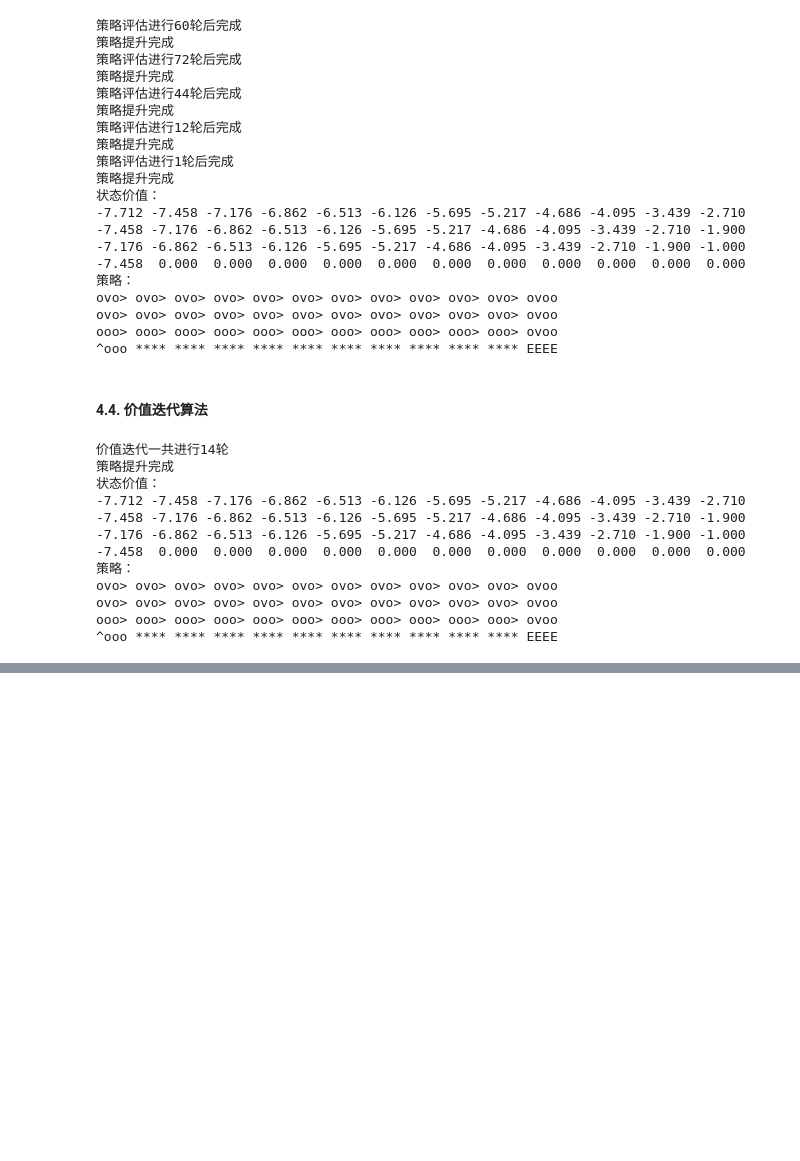
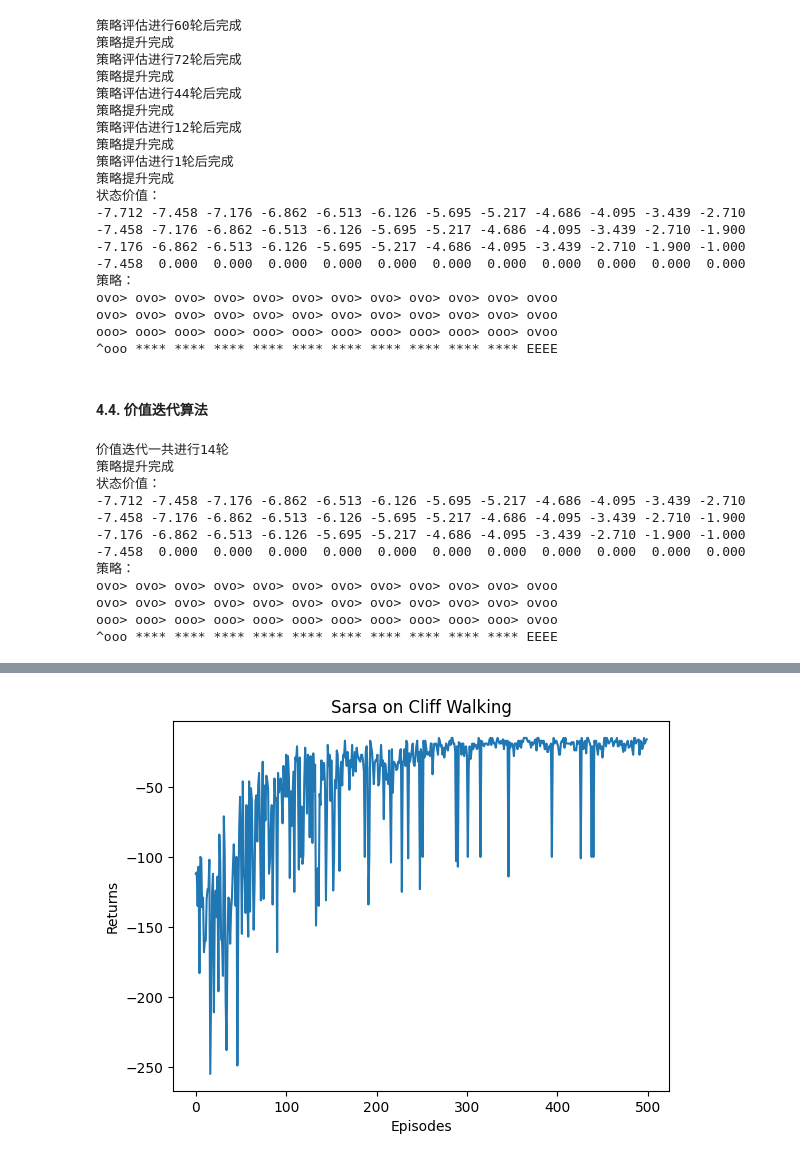
Before and after one commit to lanceyliao/Hands-on-RL, a Jupyter notebook: 合集.ipynb, the cells around one changed output, grey strips where cells are left out. Cells and saved outputs as stored; diff of their text form; code cells hidden in the pictures; blank space fills up the shorter version.

```diff
--- a/合集.ipynb
+++ b/合集.ipynb
@@ -1056,0 +1149,19 @@ ooo> ooo> ooo> ooo> ooo> ooo> ooo> ooo> ooo> ooo> ooo> ovoo
+# %%
+action_meaning = ['<', 'v', '>', '^']   ## 上下左右的标识符
+theta = 1e-5   ## 当绝对值差值小于阀值时，停止迭代的呢
+gamma = 0.9    ## γ值
+agent = ValueIteration(env, theta, gamma)  ## 实例化价值迭代
+agent.value_iteration()      ## 迭代
+print_agent(agent, action_meaning, [5, 7, 11, 12], [15]) ## 输出
+
+# 价值迭代一共进行60轮
+# 状态价值：
+#  0.069  0.061  0.074  0.056
+#  0.092  0.000  0.112  0.000
+#  0.145  0.247  0.300  0.000
+#  0.000  0.380  0.639  0.000
+# 策略：
+# <ooo ooo^ <ooo ooo^
+# <ooo **** <o>o ****
+# ooo^ ovoo <ooo ****
+# **** oo>o ovoo EEEE
@@ -1056,0 +1325,64 @@ ooo> ooo> ooo> ooo> ooo> ooo> ooo> ooo> ooo> ooo> ooo> ovoo
+# %%
+ncol = 12  ##  列
+nrow = 4   ##  行
+env = CliffWalkingEnv(ncol, nrow)  ##  实例化悬崖环境 env
+np.random.seed(0)     ##  给定随机数种子，方便复现内容的
+epsilon = 0.1         ##  ε的值指定是 0.1
+alpha = 0.1           ##  α的值初始化是 0.1
+gamma = 0.9           ##  γ的值初始化是 0.9
+agent = Sarsa(ncol, nrow, epsilon, alpha, gamma)      ##  实例化sarsa
+num_episodes = 500  # 智能体在环境中运行的序列的数量
+
+return_list = []  # 记录每一条序列的回报
+for i in range(10):  # 显示10个进度条
+    # tqdm的进度条功能
+    with tqdm(total=num_episodes // 10, desc=f'Iteration {i}') as pbar:
+        for i_episode in range(num_episodes // 10):  # 每个进度条的序列数
+            episode_return = 0                 ##  序列返回值
+            s = env.reset()                ##  初始化环境，并给出初始状态 s
+            a = agent.take_action(s)  ##  智能体采取动作，拿到初始动作actioin
+            done = False                       ##  是否终止的
+            while not done:                    ##  没有终止就执行
+                s_, r, done = env.step(a)           ## 智能体前进一步，拿到下一个状态、奖励，是否终止的
+                a_ = agent.take_action(s_)           ## 智能体使用ε-贪婪策略选择动作 a_
+                episode_return += r  # 这里回报的计算不进行折扣因子衰减
+                agent.update(s, a, r, s_, a_)  ##  增量更新动作价值函数
+                s = s_ ## 赋值给当前状态
+                a = a_  ## 赋值给后续的动作
+            return_list.append(episode_return)
+            if (i_episode + 1) % 10 == 0:  # 每10条序列打印一下这10条序列的平均回报
+                pbar.set_postfix({
+                    'episode': f'{num_episodes / 10 * i + i_episode + 1}',
+                    'return': f'{np.mean(return_list[-10:]):.3f}'
+                })
+            pbar.update(1)
+
+episodes_list = list(range(len(return_list)))
+plt.plot(episodes_list, return_list)
+plt.xlabel('Episodes')
+plt.ylabel('Returns')
+plt.title('Sarsa on Cliff Walking')
+plt.show()
+
+# Iteration 0: 100%|██████████| 50/50 [00:00<00:00, 1206.19it/s, episode=50,
+# return=-119.400]
+# Iteration 1: 100%|██████████| 50/50 [00:00<00:00, 1379.84it/s, episode=100,
+# return=-63.000]
+# Iteration 2: 100%|██████████| 50/50 [00:00<00:00, 2225.14it/s, episode=150,
+# return=-51.200]
+# Iteration 3: 100%|██████████| 50/50 [00:00<00:00, 2786.80it/s, episode=200,
+# return=-48.100]
+# Iteration 4: 100%|██████████| 50/50 [00:00<00:00, 1705.21it/s, episode=250,
+# return=-35.700]
+# Iteration 5: 100%|██████████| 50/50 [00:00<00:00, 3393.12it/s, episode=300,
+# return=-29.900]
+# Iteration 6: 100%|██████████| 50/50 [00:00<00:00, 3694.32it/s, episode=350,
+# return=-28.300]
+# Iteration 7: 100%|██████████| 50/50 [00:00<00:00, 3705.87it/s, episode=400,
+# return=-27.700]
+# Iteration 8: 100%|██████████| 50/50 [00:00<00:00, 4115.61it/s, episode=450,
+# return=-28.500]
+# Iteration 9: 100%|██████████| 50/50 [00:00<00:00, 3423.20it/s, episode=500,
+# return=-18.900]
+# %% [output]
+[figure, added]
```
Also changed, not shown: parts of 18 cells of this notebook, 3 other files.
